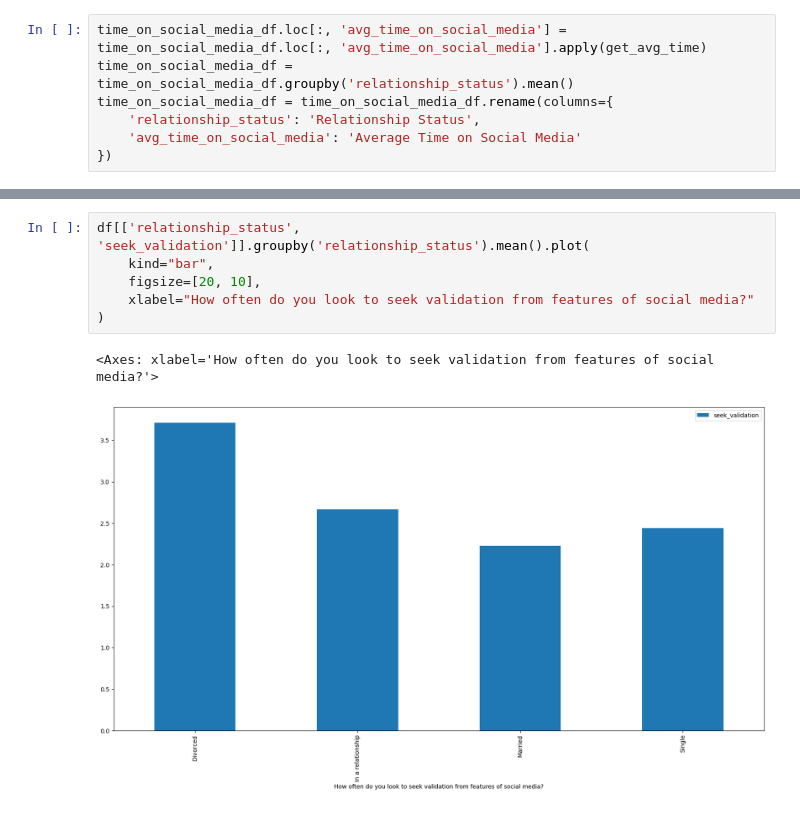
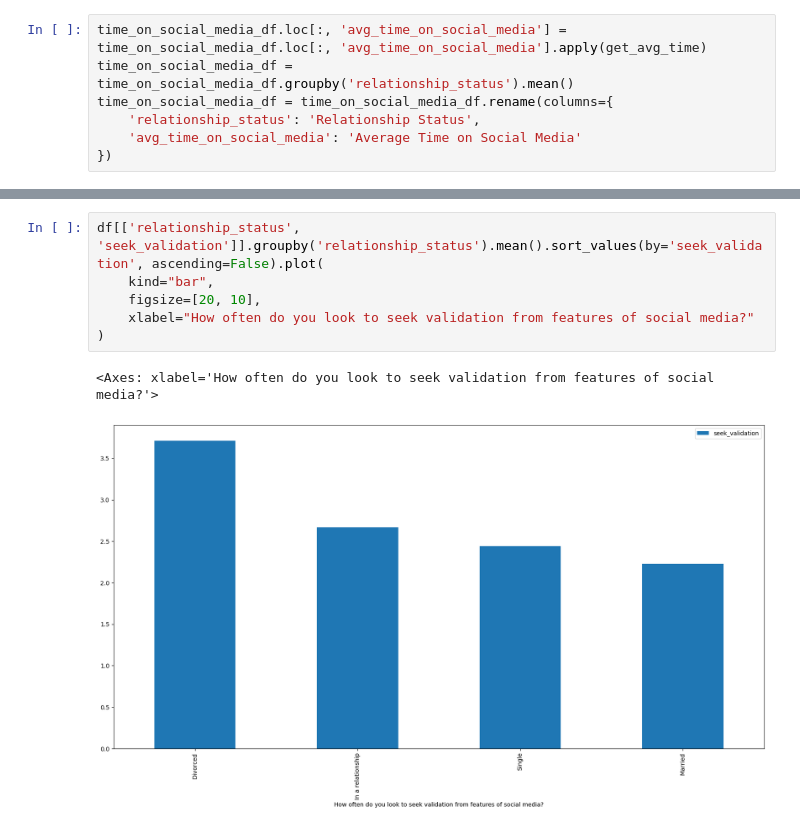
Before and after one commit to exohuman/data_analysis, a Jupyter notebook: relationship_status_social_media.ipynb, the cells around one changed output, grey strips where cells are left out. Saved outputs shown, nothing was run; the diff lists cells and outputs as text.

```diff
--- a/relationship_status_social_media.ipynb
+++ b/relationship_status_social_media.ipynb
@@ -103,9 +103,9 @@ df[['relationship_status', 'worried']].groupby('relationship_status').mean().plo
 # %%
-df[['relationship_status', 'seek_validation']].groupby('relationship_status').mean().plot(
+df[['relationship_status', 'seek_validation']].groupby('relationship_status').mean().sort_values(by='seek_validation', ascending=False).plot(
     kind="bar",
     figsize=[20, 10],
     xlabel="How often do you look to seek validation from features of social media?"
 )
 # %% [output]
 <Axes: xlabel='How often do you look to seek validation from features of social media?'>
-[figure, old version]
+[figure, new version]
```
Also changed, not shown: parts of 3 cells of this notebook.
